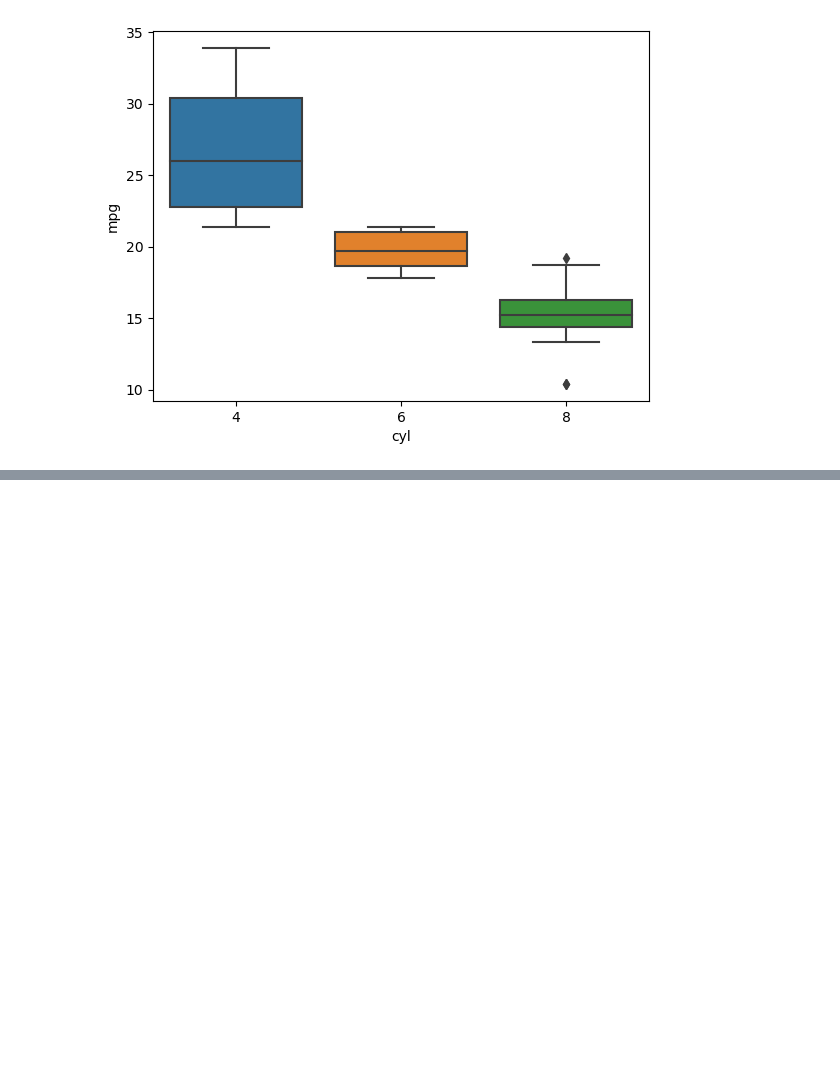
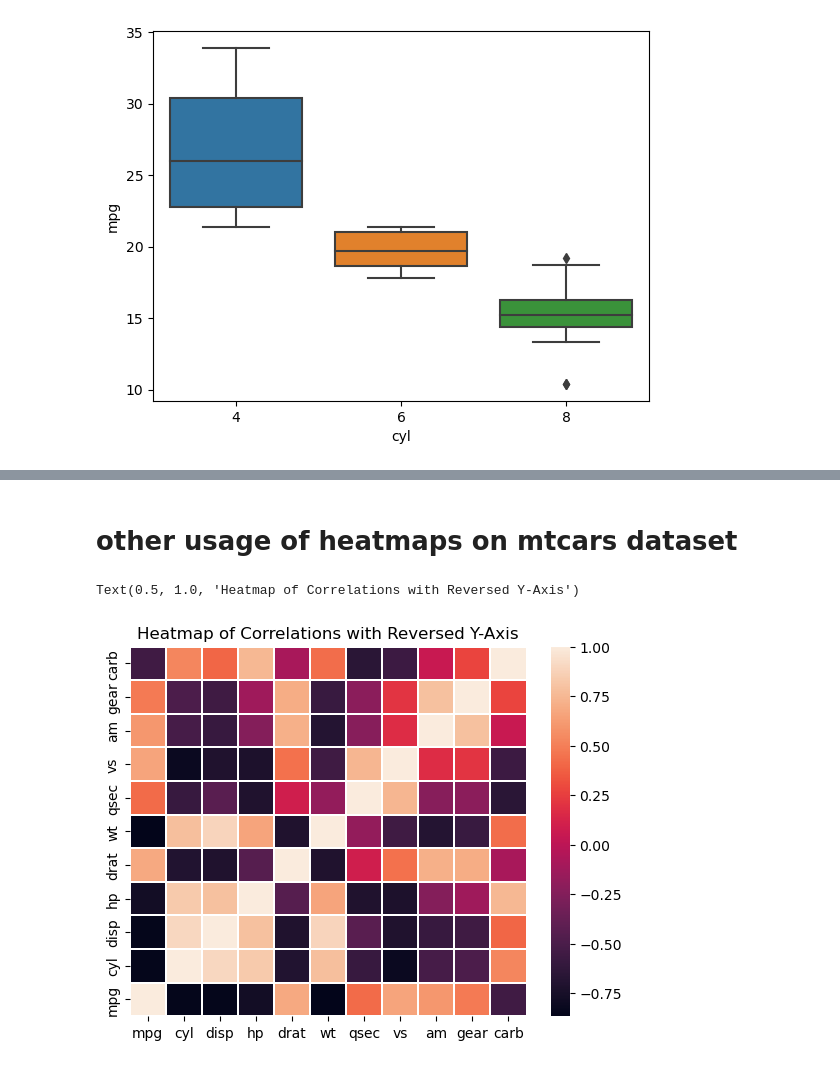
Before and after one commit to DejanaGladic/Python-for-Data-Science, a Jupyter notebook: Week5-Visualization/Visualization examples (alone).ipynb, the cells around one changed output, grey strips where cells are left out. Drawn from its saved outputs; the diff is of its cells as text; code cells hidden in the pictures; blank space fills up the shorter version.

```diff
--- a/Week5-Visualization/Visualization examples (alone).ipynb
+++ b/Week5-Visualization/Visualization examples (alone).ipynb
@@ -187,0 +239,15 @@ sns.scatterplot(x='sepal_length', y='petal_length', data=iris, hue='species')
+# %% [markdown]
+# other usage of heatmaps on mtcars dataset
+# %%
+# Below is an example of the heatmap where you are finding the correlation between each variable in the mtcars dataset.
+#prilikom korelacije treba uzeti samo numericke podatke tj varijable
+correlation_matrix = mtcars.corr(numeric_only=True)
+
+# cbar is like legend represent aside
+sns.heatmap(correlation_matrix, cbar=True, linewidths=0.05)
+#obrcem y osu da bi mi nekako bilo preglednije
+plt.gca().invert_yaxis()
+plt.title("Heatmap of Correlations with Reversed Y-Axis")
+# %% [output]
+Text(0.5, 1.0, 'Heatmap of Correlations with Reversed Y-Axis')
+[figure, added]
```
Also changed, not shown: parts of 18 cells of this notebook.
